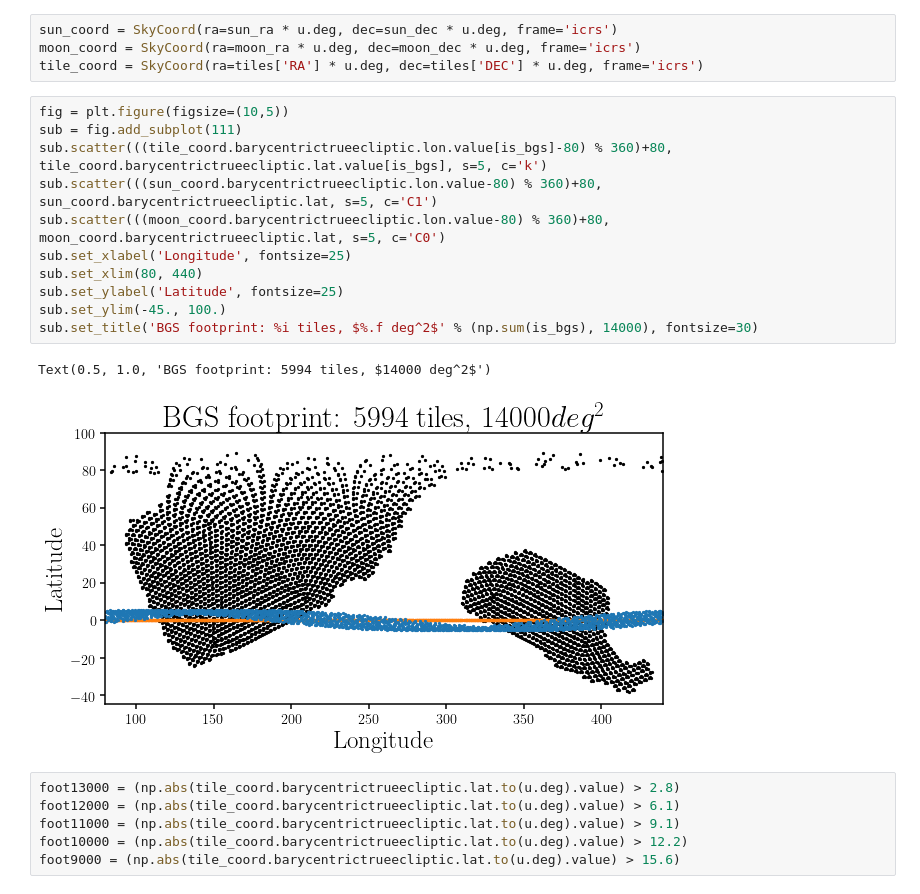
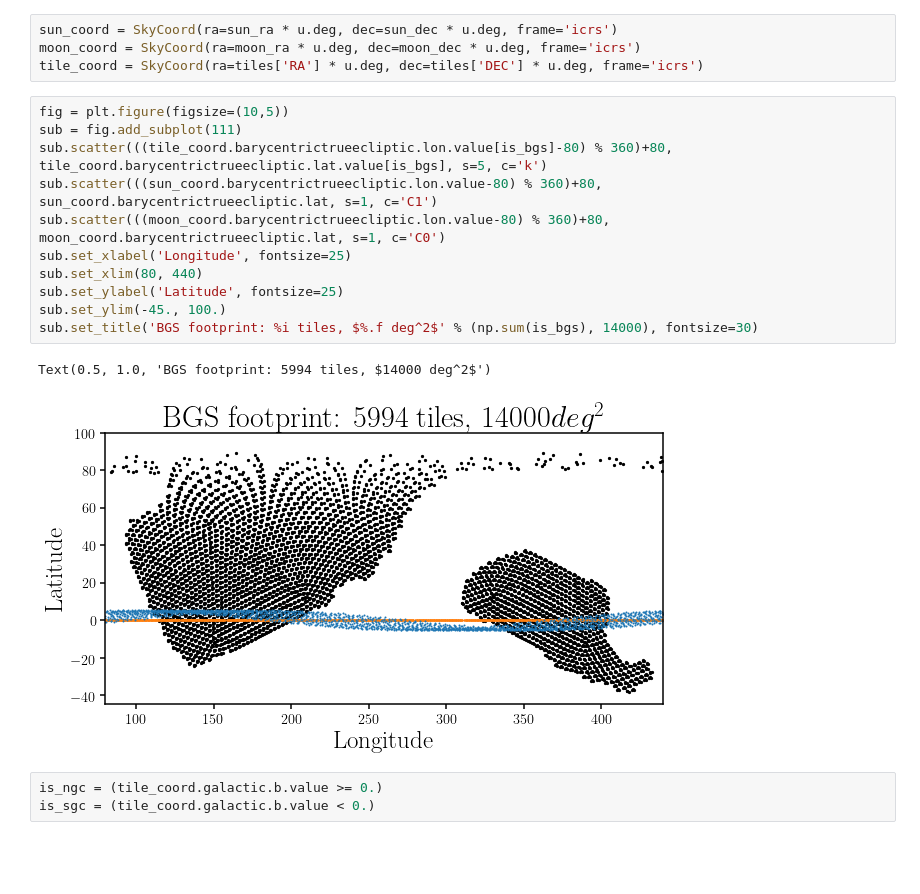
Before and after one commit to desi-bgs/feasiBGS, a Jupyter notebook: notebook/sv/bgs_footprint.ipynb, the cells around one changed output. Saved outputs shown, nothing was run; the diff lists cells and outputs as text; blank space fills up the shorter version.

```diff
--- a/notebook/sv/bgs_footprint.ipynb
+++ b/notebook/sv/bgs_footprint.ipynb
@@ -99,20 +99,17 @@ tile_coord = SkyCoord(ra=tiles['RA'] * u.deg, dec=tiles['DEC'] * u.deg, frame='i
 # %%
 fig = plt.figure(figsize=(10,5))
 sub = fig.add_subplot(111)
 sub.scatter(((tile_coord.barycentrictrueecliptic.lon.value[is_bgs]-80) % 360)+80, tile_coord.barycentrictrueecliptic.lat.value[is_bgs], s=5, c='k')
-sub.scatter(((sun_coord.barycentrictrueecliptic.lon.value-80) % 360)+80, sun_coord.barycentrictrueecliptic.lat, s=5, c='C1')
-sub.scatter(((moon_coord.barycentrictrueecliptic.lon.value-80) % 360)+80, moon_coord.barycentrictrueecliptic.lat, s=5, c='C0')
+sub.scatter(((sun_coord.barycentrictrueecliptic.lon.value-80) % 360)+80, sun_coord.barycentrictrueecliptic.lat, s=1, c='C1')
+sub.scatter(((moon_coord.barycentrictrueecliptic.lon.value-80) % 360)+80, moon_coord.barycentrictrueecliptic.lat, s=1, c='C0')
 sub.set_xlabel('Longitude', fontsize=25)
 sub.set_xlim(80, 440)
 sub.set_ylabel('Latitude', fontsize=25)
 sub.set_ylim(-45., 100.)
 sub.set_title('BGS footprint: %i tiles, $%.f deg^2$' % (np.sum(is_bgs), 14000), fontsize=30)
 # %% [output]
 Text(0.5, 1.0, 'BGS footprint: 5994 tiles, $14000 deg^2$')
-[figure, old version]
+[figure, new version]
-# %%
-foot13000 = (np.abs(tile_coord.barycentrictrueecliptic.lat.to(u.deg).value) > 2.8)
-foot12000 = (np.abs(tile_coord.barycentrictrueecliptic.lat.to(u.deg).value) > 6.1)
-foot11000 = (np.abs(tile_coord.barycentrictrueecliptic.lat.to(u.deg).value) > 9.1)
-foot10000 = (np.abs(tile_coord.barycentrictrueecliptic.lat.to(u.deg).value) > 12.2)
-foot9000 = (np.abs(tile_coord.barycentrictrueecliptic.lat.to(u.deg).value) > 15.6)
+# %%
+is_ngc = (tile_coord.galactic.b.value >= 0.)
+is_sgc = (tile_coord.galactic.b.value < 0.)
```
Also changed, not shown: parts of 4 cells of this notebook.
